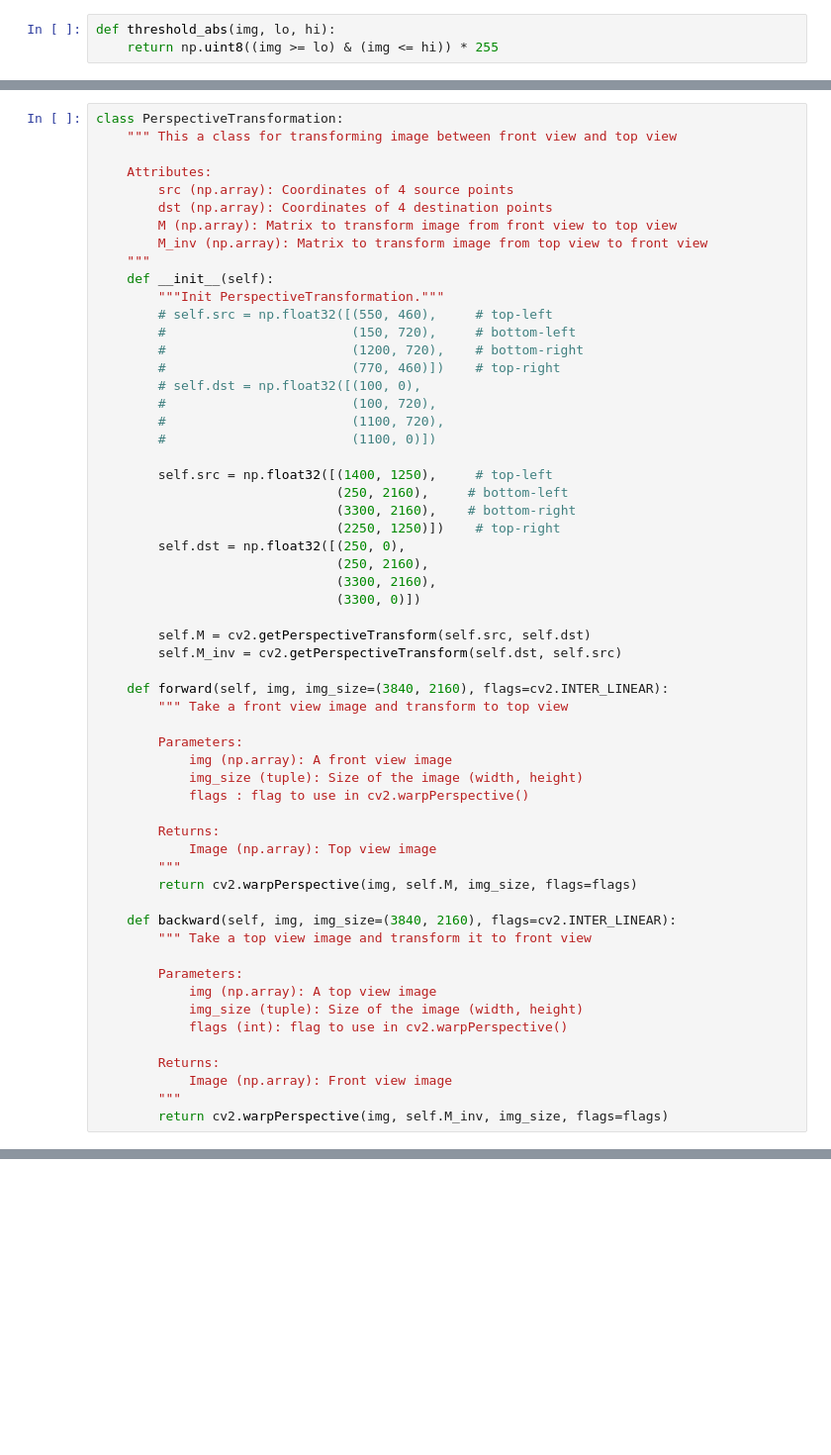
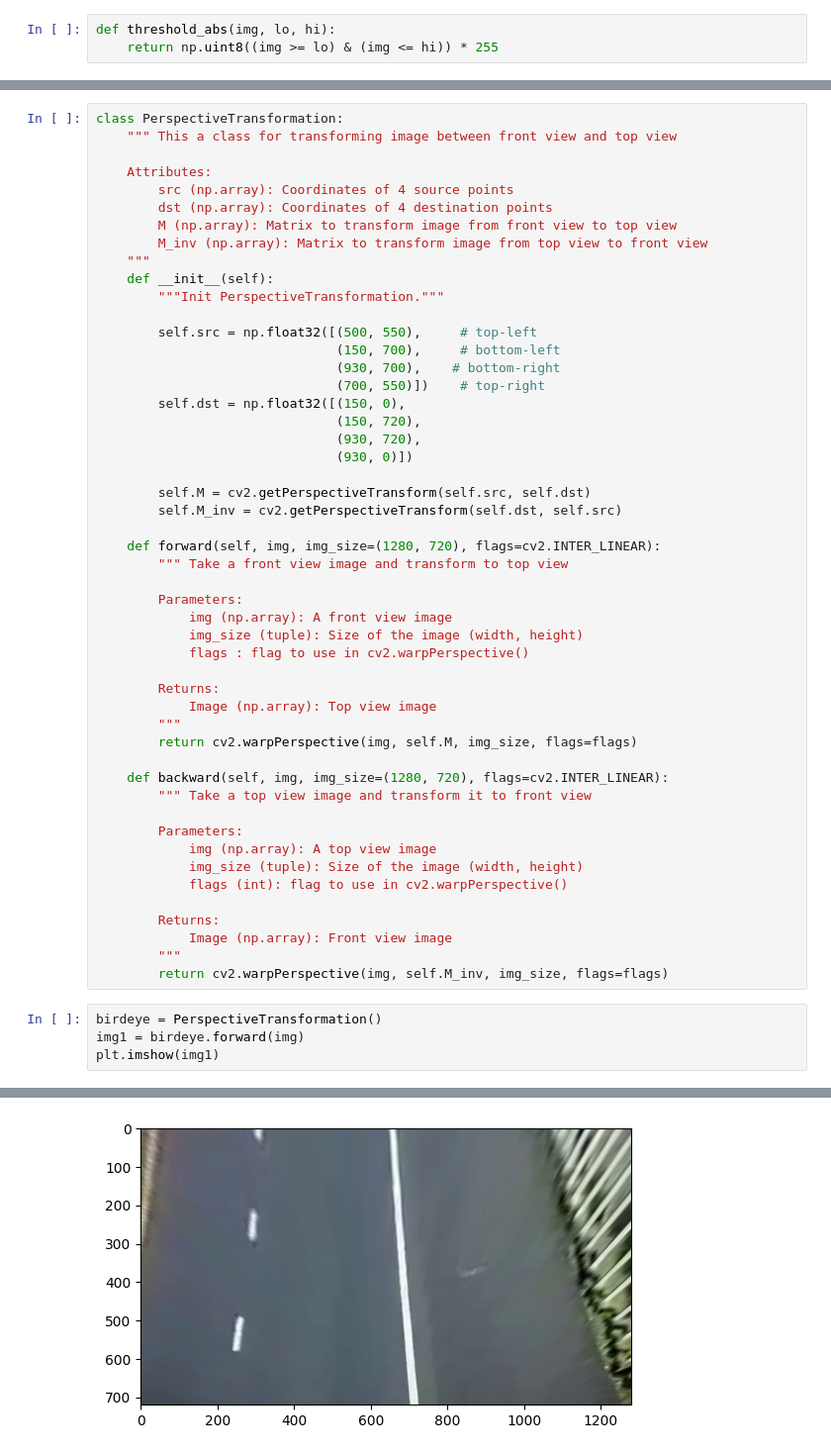
Before and after one commit to prayashdash1729/Averera-Segmentation-and-OpenCV-, a Jupyter notebook: Easy_Test/Untitled.ipynb, the cells around one changed output, grey strips where cells are left out. Shown at 99% size. Cells and saved outputs as stored; diff of their text form; blank space fills up the shorter version.

```diff
--- a/Easy_Test/Untitled.ipynb
+++ b/Easy_Test/Untitled.ipynb
@@ -58,28 +79,20 @@ class PerspectiveTransformation:
     """
     def __init__(self):
         """Init PerspectiveTransformation."""
-        # self.src = np.float32([(550, 460),     # top-left
-        #                        (150, 720),     # bottom-left
-        #                        (1200, 720),    # bottom-right
-        #                        (770, 460)])    # top-right
-        # self.dst = np.float32([(100, 0),
-        #                        (100, 720),
-        #                        (1100, 720),
-        #                        (1100, 0)])
 
-        self.src = np.float32([(1400, 1250),     # top-left
-                               (250, 2160),     # bottom-left
-                               (3300, 2160),    # bottom-right
-                               (2250, 1250)])    # top-right
-        self.dst = np.float32([(250, 0),
-                               (250, 2160),
-                               (3300, 2160),
-                               (3300, 0)])
+        self.src = np.float32([(500, 550),     # top-left
+                               (150, 700),     # bottom-left
+                               (930, 700),    # bottom-right
+                               (700, 550)])    # top-right
+        self.dst = np.float32([(150, 0),
+                               (150, 720),
+                               (930, 720),
+                               (930, 0)])
 
         self.M = cv2.getPerspectiveTransform(self.src, self.dst)
         self.M_inv = cv2.getPerspectiveTransform(self.dst, self.src)
 
-    def forward(self, img, img_size=(3840, 2160), flags=cv2.INTER_LINEAR):
+    def forward(self, img, img_size=(1280, 720), flags=cv2.INTER_LINEAR):
         """ Take a front view image and transform to top view
 
         Parameters:
@@ -92,7 +105,7 @@ class PerspectiveTransformation:
         """
         return cv2.warpPerspective(img, self.M, img_size, flags=flags)
 
-    def backward(self, img, img_size=(3840, 2160), flags=cv2.INTER_LINEAR):
+    def backward(self, img, img_size=(1280, 720), flags=cv2.INTER_LINEAR):
         """ Take a top view image and transform it to front view
 
         Parameters:
@@ -104,3 +117,8 @@ class PerspectiveTransformation:
             Image (np.array): Front view image
         """
         return cv2.warpPerspective(img, self.M_inv, img_size, flags=flags)
+# %%
+birdeye = PerspectiveTransformation()
+img1 = birdeye.forward(img)
+plt.imshow(img1)
+# %% [output]
@@ -106,0 +126 @@ class PerspectiveTransformation:
+[figure, added]
```
Also changed, not shown: parts of 9 cells of this notebook, 16 other files.
